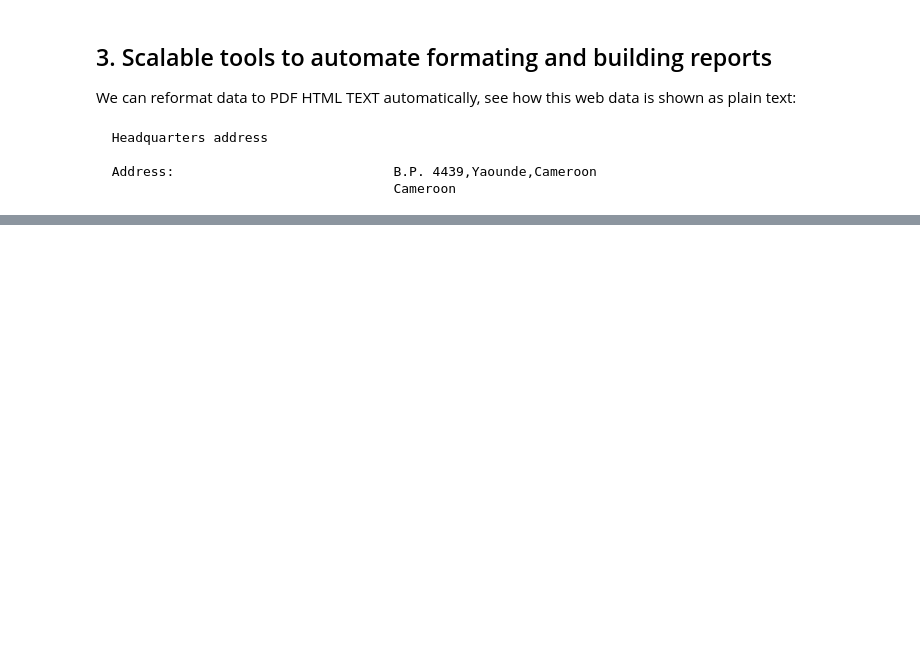
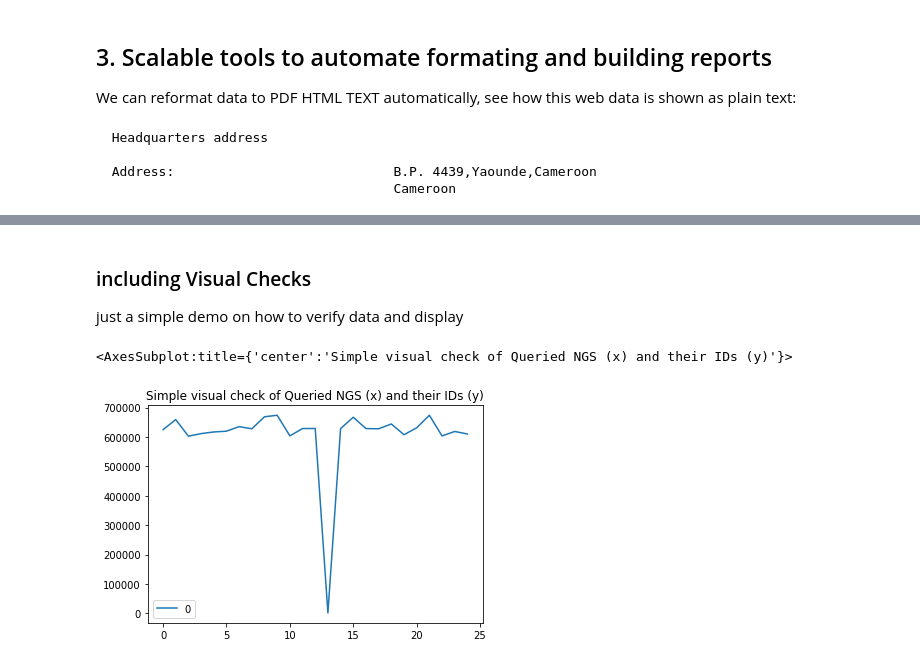
Before and after one commit to infchg/maps, a Jupyter notebook: NGO-OSAA-more.ipynb, the cells around one changed output, grey strips where cells are left out. Cells and saved outputs as stored; diff of their text form; code cells hidden in the pictures; blank space fills up the shorter version.

Commit message:
last demos including plots

```diff
--- a/NGO-OSAA-more.ipynb
+++ b/NGO-OSAA-more.ipynb
@@ -121,0 +118,10 @@ We can reformat data to PDF HTML TEXT automatically, see how  this web data is s
+# %% [markdown]
+### including Visual Checks
+
+just a simple demo on how to verify data and display
+# %%
+ %matplotlib inline
+df.plot(title="Simple visual check of Queried NGS (x) and their IDs (y)")  #xticks=df.columns[1],yticks=df.columns[0])
+# %% [output]
+<AxesSubplot:title={'center':'Simple visual check of Queried NGS (x) and their IDs (y)'}>
+[figure, added]
```
Also changed, not shown: parts of 8 cells of this notebook.
